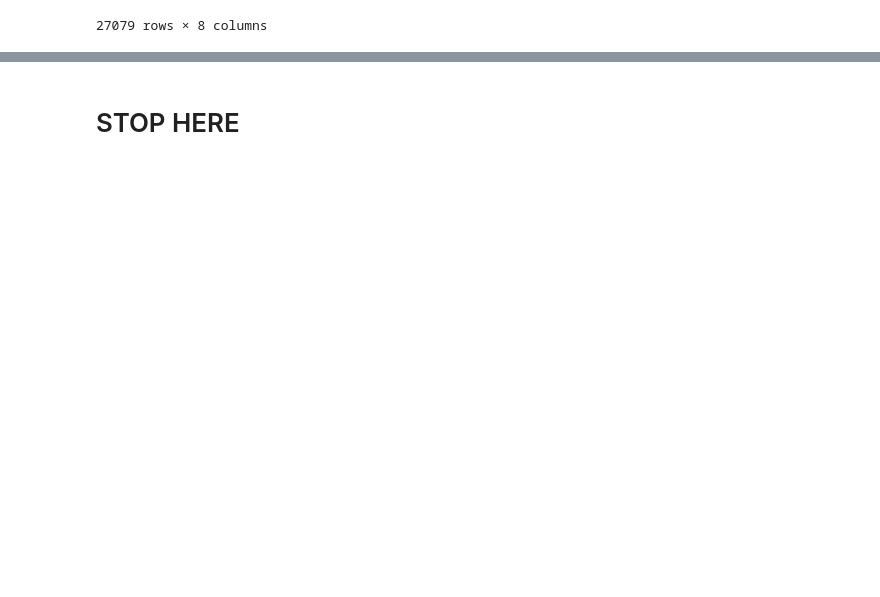
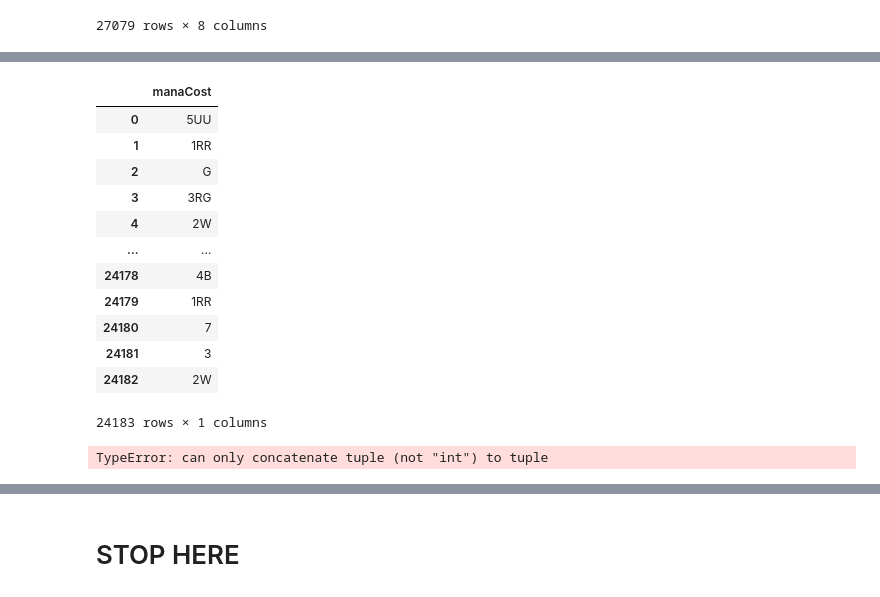
Before and after one commit to Mickie-n-s/MTG_Project, a Jupyter notebook: MTG_Cleaning.ipynb, the cells around one changed output, grey strips where cells are left out. Saved outputs shown, nothing was run; the diff lists cells and outputs as text; code cells hidden in the pictures; blank space fills up the shorter version.

```diff
--- a/MTG_Cleaning.ipynb
+++ b/MTG_Cleaning.ipynb
@@ -218,0 +190,18 @@ array(['{5}{U}{U}', '{1}{R}{R}', '{G}', '{3}{R}{G}', '{2}{W}', '{1}{U}',
+# %%
+manaCost_two_df = pd.read_csv("manaCost.csv")
+manaCost_two_df.fillna(-1)
+manaCost_two_df
+# %% [output]
+|  | manaCost |
+| 0 | 5UU |
+| 1 | 1RR |
+| 2 | G |
+| 3 | 3RG |
+| 4 | 2W |
+| ... | ... |
+| 24178 | 4B |
+| 24179 | 1RR |
+| 24180 | 7 |
+| 24181 | 3 |
+| 24182 | 2W |
+24183 rows × 1 columns
@@ -219,3 +262,7 @@ array(['{5}{U}{U}', '{1}{R}{R}', '{G}', '{3}{R}{G}', '{2}{W}', '{1}{U}',
+# %%
+clean_manaCost_column(manaCost_two_df)
+# %% [output]
+TypeError: can only concatenate tuple (not "int") to tuple
 # %%
 color_lists_df = pd.read_csv("/Users/owner/Analysis_Projects/color_lists_third_copy.csv")
 color_lists_df
```
Also changed, not shown: parts of 25 cells of this notebook, 2 other files.
